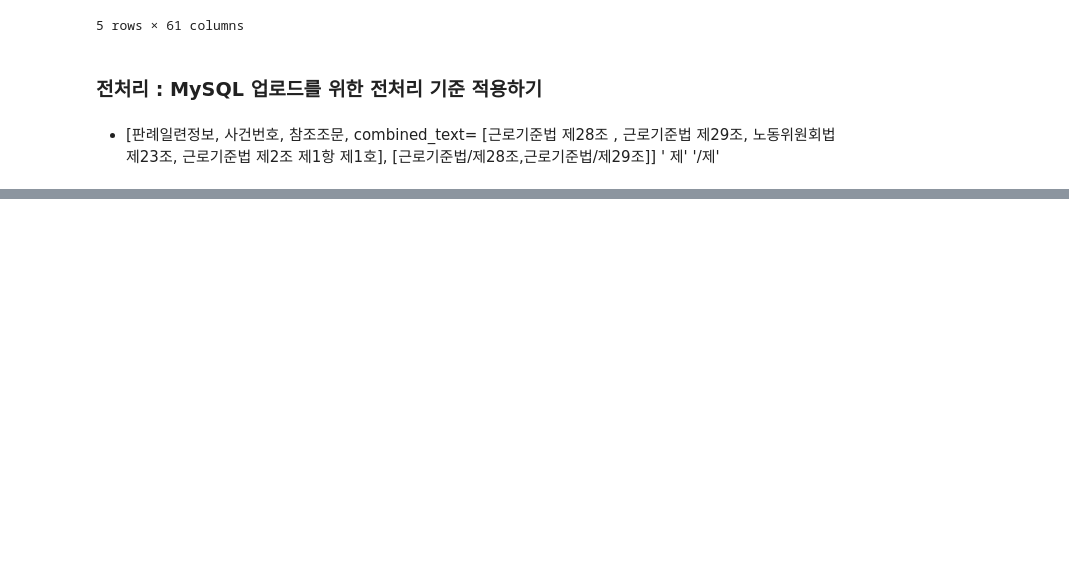
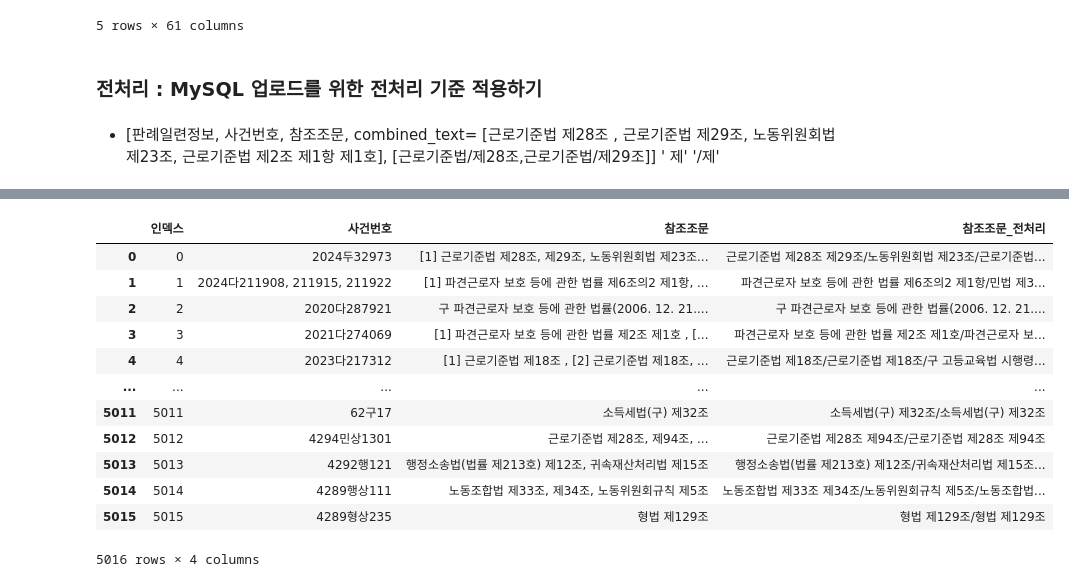
Before and after one commit to sesac-NoF/NoF, a Jupyter notebook: Labor_precedent_EDA/13_Labor_Real_refByComma.ipynb, the cells around one changed output, grey strips where cells are left out. Cells and saved outputs as stored; diff of their text form; code cells hidden in the pictures; blank space fills up the shorter version.

```diff
--- a/Labor_precedent_EDA/13_Labor_Real_refByComma.ipynb
+++ b/Labor_precedent_EDA/13_Labor_Real_refByComma.ipynb
@@ -818,0 +821,2 @@ result_data3_gana1.head()
+# %%
+data['인덱스'] = data.index
@@ -818,0 +860,2 @@ result_data3_gana1.head()
+# %%
+result_data3_gana1=result_data3_gana1.rename(columns={'Column': '인덱스', 'combined_text': '참조조문_전처리'})
@@ -818,0 +872,2 @@ result_data3_gana1.head()
+# %%
+result_data3_gana1['인덱스'] = result_data3_gana1.index
@@ -818,0 +894,3 @@ result_data3_gana1.head()
+# %%
+data_subset = data[['인덱스','사건번호','참조조문']]
+result_data3_subset = result_data3_gana1[['인덱스','참조조문_전처리']]
@@ -818,0 +906,20 @@ result_data3_gana1.head()
+# %%
+# 인덱스를 기준으로 결합
+combined_data = pd.merge(data_subset, result_data3_subset, on='인덱스', how='outer')
+
+# 결과 출력
+combined_data
+# %% [output]
+|  | 인덱스 | 사건번호 | 참조조문 | 참조조문_전처리 |
+| 0 | 0 | 2024두32973 | [1] 근로기준법 제28조, 제29조, 노동위원회법 제23조... | 근로기준법 제28조 제29조/노동위원회법 제23조/근로기준법... |
+| 1 | 1 | 2024다211908, 211915, 211922 | [1] 파견근로자 보호 등에 관한 법률 제6조의2 제1항, ... | 파견근로자 보호 등에 관한 법률 제6조의2 제1항/민법 제3... |
+| 2 | 2 | 2020다287921 | 구 파견근로자 보호 등에 관한 법률(2006. 12. 21.... | 구 파견근로자 보호 등에 관한 법률(2006. 12. 21.... |
+| 3 | 3 | 2021다274069 | [1] 파견근로자 보호 등에 관한 법률 제2조 제1호 , [... | 파견근로자 보호 등에 관한 법률 제2조 제1호/파견근로자 보... |
+| 4 | 4 | 2023다217312 | [1] 근로기준법 제18조 , [2] 근로기준법 제18조, ... | 근로기준법 제18조/근로기준법 제18조/구 고등교육법 시행령... |
+| ... | ... | ... | ... | ... |
+| 5011 | 5011 | 62구17 | 소득세법(구) 제32조 | 소득세법(구) 제32조/소득세법(구) 제32조 |
+| 5012 | 5012 | 4294민상1301 | 근로기준법 제28조, 제94조, ... | 근로기준법 제28조 제94조/근로기준법 제28조 제94조 |
+| 5013 | 5013 | 4292행121 | 행정소송법(법률 제213호) 제12조, 귀속재산처리법 제15조 | 행정소송법(법률 제213호) 제12조/귀속재산처리법 제15조... |
+| 5014 | 5014 | 4289행상111 | 노동조합법 제33조, 제34조, 노동위원회규칙 제5조 | 노동조합법 제33조 제34조/노동위원회규칙 제5조/노동조합법... |
+| 5015 | 5015 | 4289형상235 | 형법 제129조 | 형법 제129조/형법 제129조 |
+5016 rows × 4 columns
```
Also changed, not shown: parts of 15 cells of this notebook, 1 other file.
